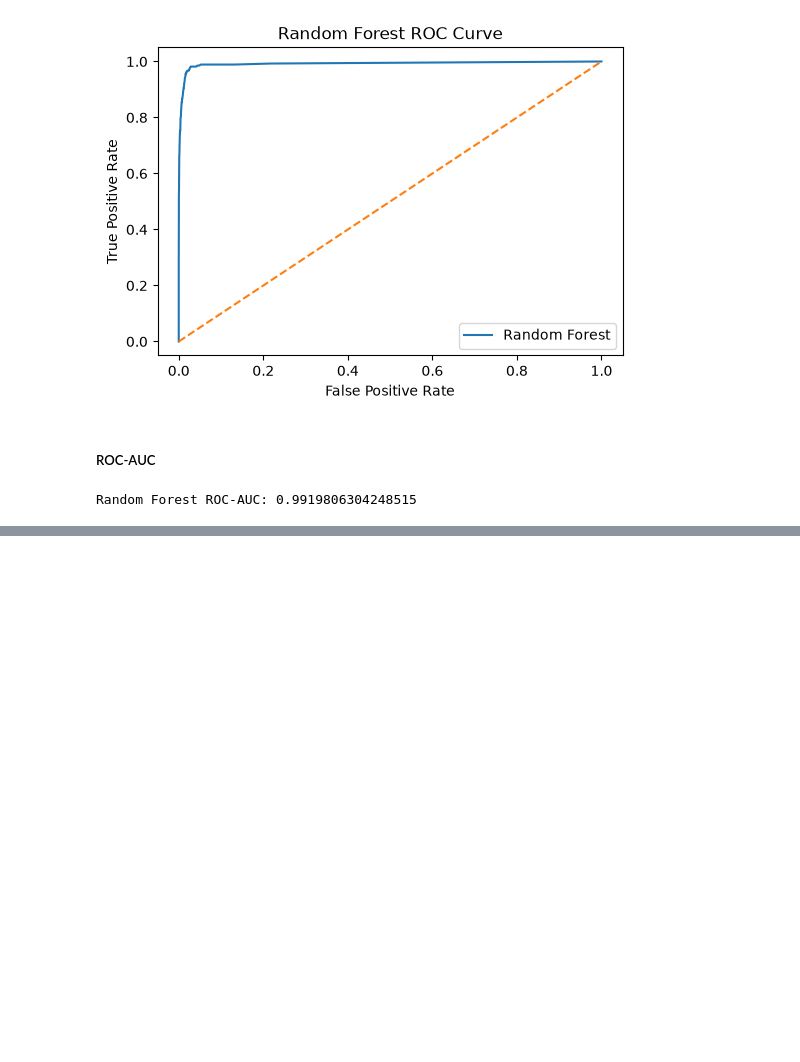
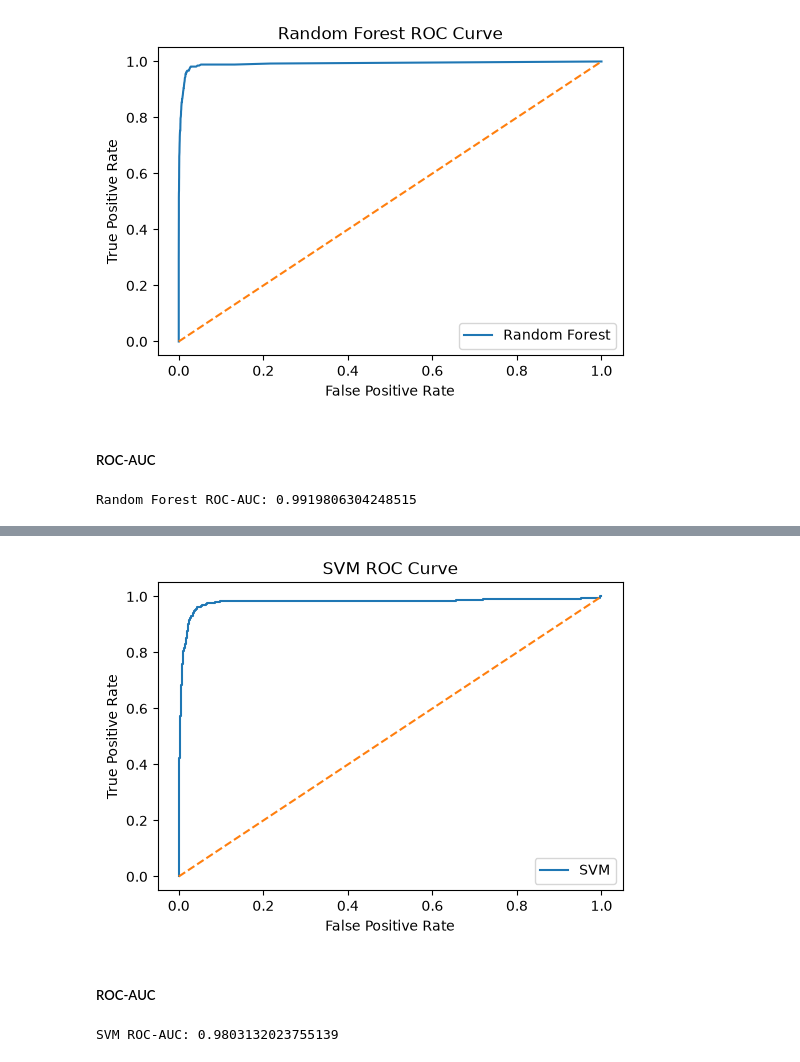
Before and after one commit to Rupesh-Mane/air-pressure-system-failure-prediction, a Jupyter notebook: notebooks/05_model_evaluation.ipynb, the cells around one changed output, grey strips where cells are left out. Saved outputs shown, nothing was run; the diff lists cells and outputs as text; code cells hidden in the pictures; blank space fills up the shorter version.

```diff
--- a/notebooks/05_model_evaluation.ipynb
+++ b/notebooks/05_model_evaluation.ipynb
@@ -511,0 +586,39 @@ Random Forest ROC-AUC: 0.9919806304248515
+# %%
+svm_probability = svm_model.decision_function(x_test)
+
+#it does not have predict_proba().So for your SVM, use decision_function().
+# %%
+svm_fpr, svm_tpr, svm_thresholds = roc_curve(y_test,svm_probability)
+# %%
+plt.figure(figsize=(6, 4))
+
+plt.plot(
+    svm_fpr,
+    svm_tpr,
+    label="SVM"
+)
+
+plt.plot(
+    [0, 1],
+    [0, 1],
+    linestyle="--"
+)
+
+plt.xlabel("False Positive Rate")
+plt.ylabel("True Positive Rate")
+
+plt.title("SVM ROC Curve")
+
+plt.legend()
+
+plt.show()
+# %% [output]
+[figure, added]
+# %% [markdown]
+##### ROC-AUC
+# %%
+svm_roc_auc = roc_auc_score(y_test,svm_probability)
+
+print("SVM ROC-AUC:", svm_roc_auc)
+# %% [output]
+SVM ROC-AUC: 0.9803132023755139
```
Also changed, not shown: parts of 17 cells of this notebook.
